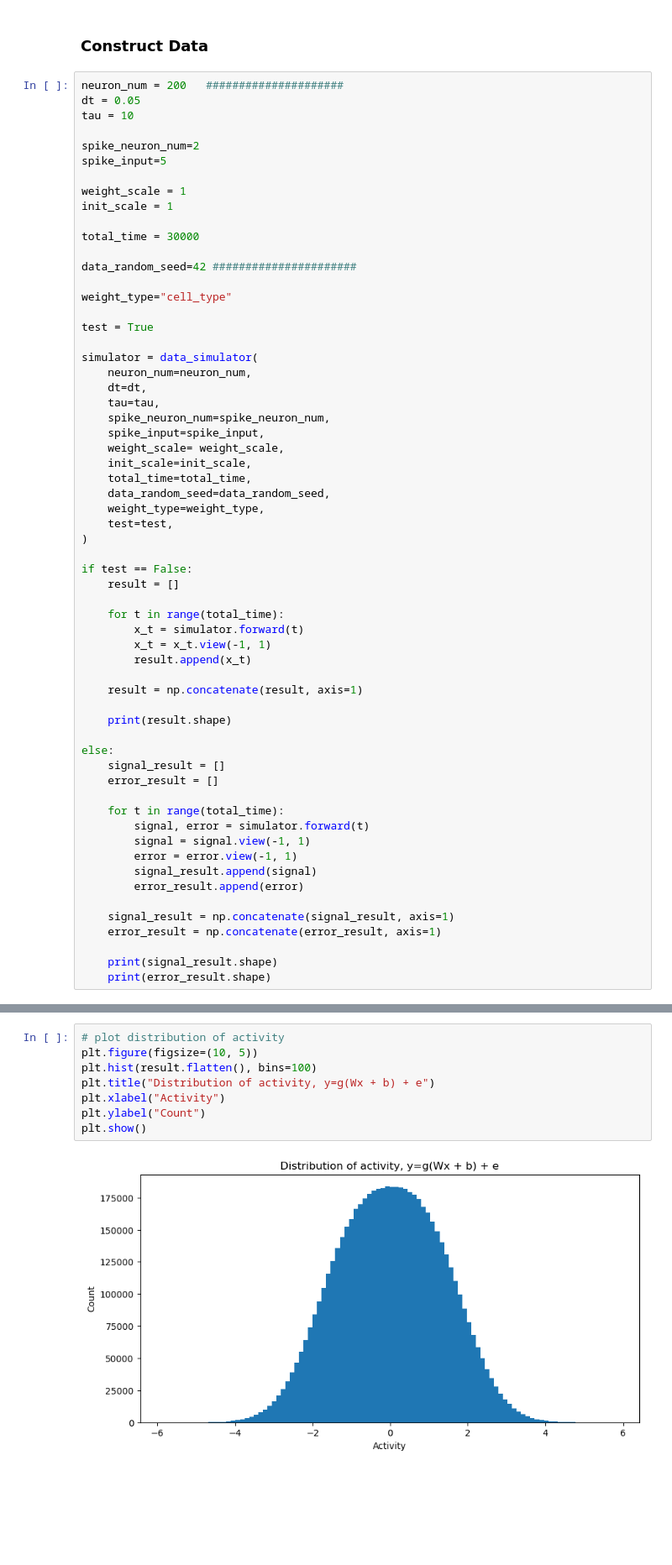
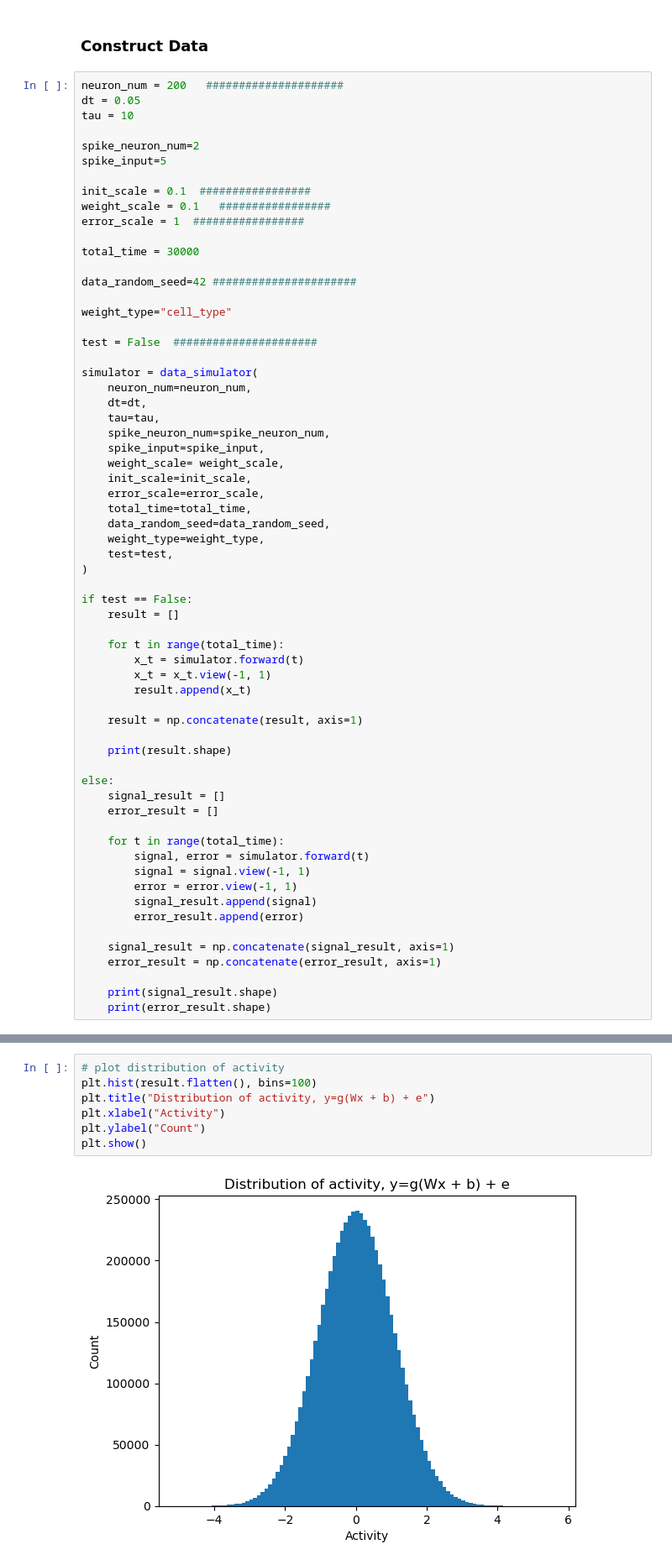
Before and after one commit to wuweizhang0723/func2graph, a Jupyter notebook: notebook/check_data/simulation_data.ipynb, the cells around one changed output, grey strips where cells are left out. Shown at 84% size. Cells and saved outputs as stored; diff of their text form; blank space fills up the shorter version.

```diff
--- a/notebook/check_data/simulation_data.ipynb
+++ b/notebook/check_data/simulation_data.ipynb
@@ -22,8 +22,9 @@ tau = 10
 spike_neuron_num=2
 spike_input=5
 
-weight_scale = 1
-init_scale = 1
+init_scale = 0.1  #################
+weight_scale = 0.1   #################
+error_scale = 1  #################
 
 total_time = 30000
 
@@ -31,7 +32,7 @@ data_random_seed=42 ######################
 
 weight_type="cell_type"
 
-test = True
+test = False  ######################
 
 simulator = data_simulator(
     neuron_num=neuron_num,
@@ -41,6 +42,7 @@ simulator = data_simulator(
     spike_input=spike_input,
     weight_scale= weight_scale,
     init_scale=init_scale,
+    error_scale=error_scale,
     total_time=total_time,
     data_random_seed=data_random_seed,
     weight_type=weight_type,
@@ -106,13 +129,12 @@ plt.show()
 # %%
 # plot distribution of activity
-plt.figure(figsize=(10, 5))
 plt.hist(result.flatten(), bins=100)
 plt.title("Distribution of activity, y=g(Wx + b) + e")
 plt.xlabel("Activity")
 plt.ylabel("Count")
 plt.show()
 # %% [output]
-[figure, old version]
+[figure, new version]
 # %%
 # get the largest value of activity
 max_activity = np.max(result)
```
Also changed, not shown: parts of 6 cells of this notebook, 10 other files.
